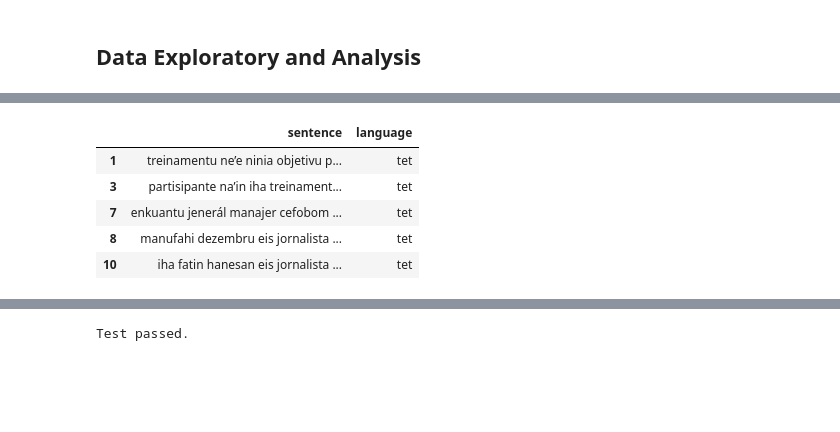
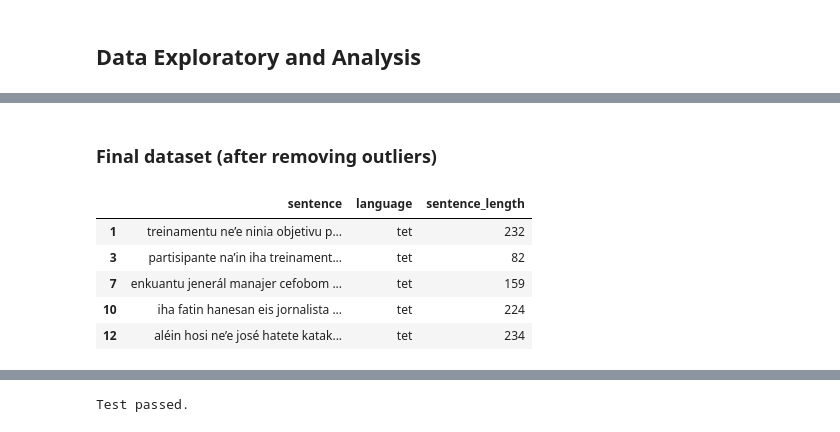
Before and after one commit to gabriel-de-jesus/tetun-lid, a Jupyter notebook: dea.ipynb, the cells around one changed output, grey strips where cells are left out. Saved outputs shown, nothing was run; the diff lists cells and outputs as text; code cells hidden in the pictures; blank space fills up the shorter version.

```diff
--- a/dea.ipynb
+++ b/dea.ipynb
@@ -103,11 +61,13 @@ Total sentences removed: 10087
+# %% [markdown]
+### Final dataset (after removing outliers)
 # %%
-# final clean dataset
-final_clean_dataset = process_data.final_clean_data(clean_data)
-final_clean_dataset.head()
+# Final dataset
+final_dataset = process_data.final_clean_data()
+final_dataset.head()
 # %% [output]
-|  | sentence | language |
-| 1 | treinamentu ne’e ninia objetivu p... | tet |
-| 3 | partisipante na’in iha treinament... | tet |
-| 7 | enkuantu jenerál manajer cefobom ... | tet |
-| 8 | manufahi dezembru eis jornalista ... | tet |
-| 10 | iha fatin hanesan eis jornalista ... | tet |
+|  | sentence | language | sentence_length |
+| 1 | treinamentu ne’e ninia objetivu p... | tet | 232 |
+| 3 | partisipante na’in iha treinament... | tet | 82 |
+| 7 | enkuantu jenerál manajer cefobom ... | tet | 159 |
+| 10 | iha fatin hanesan eis jornalista ... | tet | 224 |
+| 12 | aléin hosi ne’e josé hatete katak... | tet | 234 |
```
Also changed, not shown: parts of 30 cells of this notebook, 16 other files.
